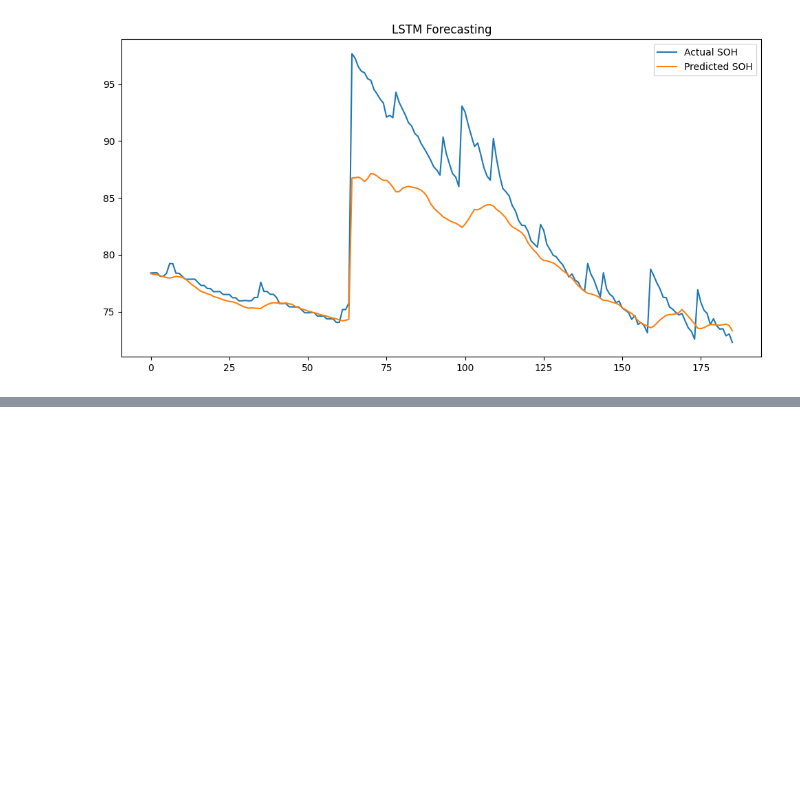
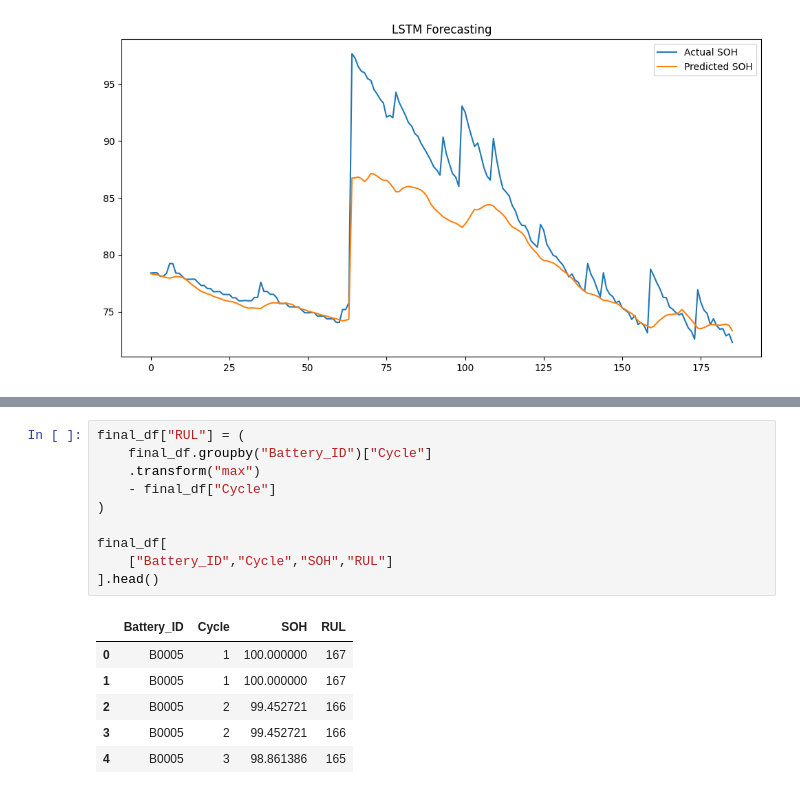
Before and after one commit to PiyushRaj282/EV_Battery, a Jupyter notebook: notebooks/02_Predicting.ipynb, the cells around one changed output, grey strips where cells are left out. Drawn from its saved outputs; the diff is of its cells as text; blank space fills up the shorter version.

```diff
--- a/notebooks/02_Predicting.ipynb
+++ b/notebooks/02_Predicting.ipynb
@@ -921,0 +1242,17 @@ plt.show()
+# %%
+final_df["RUL"] = (
+    final_df.groupby("Battery_ID")["Cycle"]
+    .transform("max")
+    - final_df["Cycle"]
+)
+
+final_df[
+    ["Battery_ID","Cycle","SOH","RUL"]
+].head()
+# %% [output]
+|  | Battery_ID | Cycle | SOH | RUL |
+| 0 | B0005 | 1 | 100.000000 | 167 |
+| 1 | B0005 | 1 | 100.000000 | 167 |
+| 2 | B0005 | 2 | 99.452721 | 166 |
+| 3 | B0005 | 2 | 99.452721 | 166 |
+| 4 | B0005 | 3 | 98.861386 | 165 |
```
Also changed, not shown: parts of 25 cells of this notebook, 6 other files.
